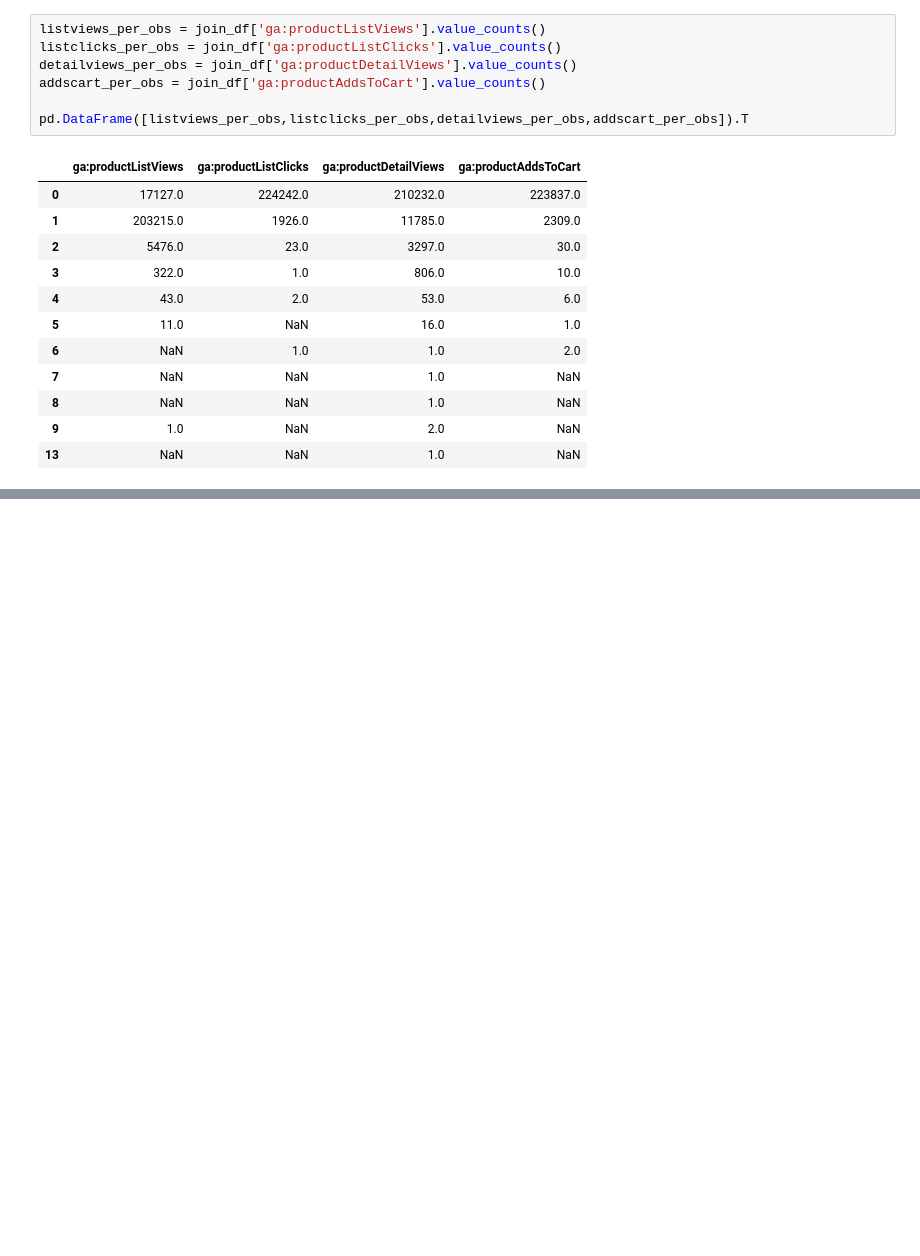
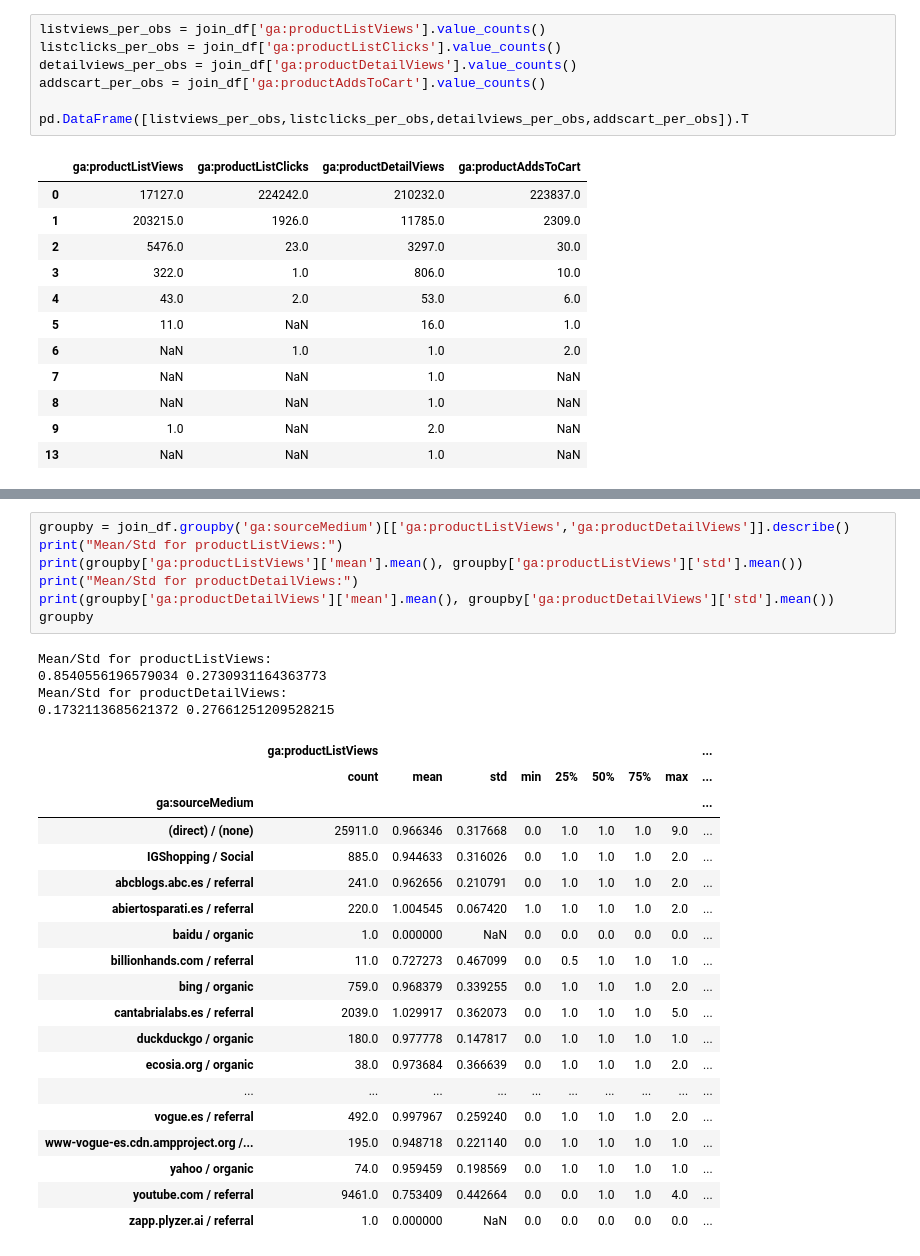
Before and after one commit to Laurajmoreno/ML_and_CRO, a Jupyter notebook: Data_Collection.ipynb, the cells around one changed output, grey strips where cells are left out. Cells and saved outputs as stored; diff of their text form; blank space fills up the shorter version.

```diff
--- a/Data_Collection.ipynb
+++ b/Data_Collection.ipynb
@@ -2410,0 +1872,31 @@ df[df['ga:pagePath']==exceptions[5]].shape
+# %%
+groupby = join_df.groupby('ga:sourceMedium')[['ga:productListViews','ga:productDetailViews']].describe()
+print("Mean/Std for productListViews:")
+print(groupby['ga:productListViews']['mean'].mean(), groupby['ga:productListViews']['std'].mean())
+print("Mean/Std for productDetailViews:")
+print(groupby['ga:productDetailViews']['mean'].mean(), groupby['ga:productDetailViews']['std'].mean())
+groupby
+# %% [output]
+Mean/Std for productListViews:
+0.8540556196579034 0.2730931164363773
+Mean/Std for productDetailViews:
+0.1732113685621372 0.27661251209528215
+|  | ga:productListViews |  |  |  |  |  |  |  | ... |
+|  | count | mean | std | min | 25% | 50% | 75% | max | ... |
+| ga:sourceMedium |  |  |  |  |  |  |  |  | ... |
+| (direct) / (none) | 25911.0 | 0.966346 | 0.317668 | 0.0 | 1.0 | 1.0 | 1.0 | 9.0 | ... |
+| IGShopping / Social | 885.0 | 0.944633 | 0.316026 | 0.0 | 1.0 | 1.0 | 1.0 | 2.0 | ... |
+| abcblogs.abc.es / referral | 241.0 | 0.962656 | 0.210791 | 0.0 | 1.0 | 1.0 | 1.0 | 2.0 | ... |
+| abiertosparati.es / referral | 220.0 | 1.004545 | 0.067420 | 1.0 | 1.0 | 1.0 | 1.0 | 2.0 | ... |
+| baidu / organic | 1.0 | 0.000000 | NaN | 0.0 | 0.0 | 0.0 | 0.0 | 0.0 | ... |
+| billionhands.com / referral | 11.0 | 0.727273 | 0.467099 | 0.0 | 0.5 | 1.0 | 1.0 | 1.0 | ... |
+| bing / organic | 759.0 | 0.968379 | 0.339255 | 0.0 | 1.0 | 1.0 | 1.0 | 2.0 | ... |
+| cantabrialabs.es / referral | 2039.0 | 1.029917 | 0.362073 | 0.0 | 1.0 | 1.0 | 1.0 | 5.0 | ... |
+| duckduckgo / organic | 180.0 | 0.977778 | 0.147817 | 0.0 | 1.0 | 1.0 | 1.0 | 1.0 | ... |
+| ecosia.org / organic | 38.0 | 0.973684 | 0.366639 | 0.0 | 1.0 | 1.0 | 1.0 | 2.0 | ... |
+| ... | ... | ... | ... | ... | ... | ... | ... | ... | ... |
+| vogue.es / referral | 492.0 | 0.997967 | 0.259240 | 0.0 | 1.0 | 1.0 | 1.0 | 2.0 | ... |
+| www-vogue-es.cdn.ampproject.org /... | 195.0 | 0.948718 | 0.221140 | 0.0 | 1.0 | 1.0 | 1.0 | 1.0 | ... |
+| yahoo / organic | 74.0 | 0.959459 | 0.198569 | 0.0 | 1.0 | 1.0 | 1.0 | 1.0 | ... |
+| youtube.com / referral | 9461.0 | 0.753409 | 0.442664 | 0.0 | 0.0 | 1.0 | 1.0 | 4.0 | ... |
+| zapp.plyzer.ai / referral | 1.0 | 0.000000 | NaN | 0.0 | 0.0 | 0.0 | 0.0 | 0.0 | ... |
```
Also changed, not shown: parts of 90 cells of this notebook.
